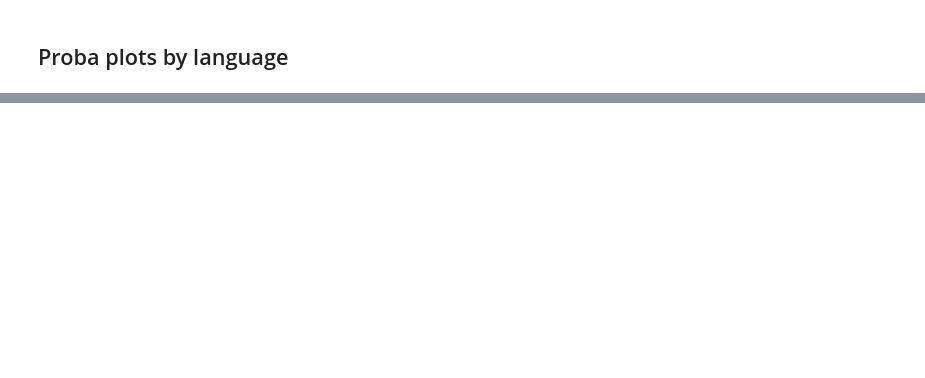
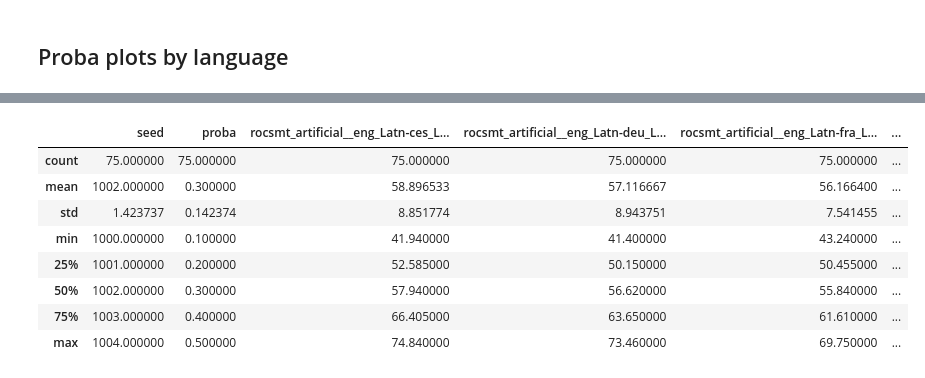
Before and after one commit to lydianish-phd/robust-embeddings, a Jupyter notebook: src/draft.ipynb, the cells around one changed output, grey strips where cells are left out. Saved outputs shown, nothing was run; the diff lists cells and outputs as text; code cells hidden in the pictures; blank space fills up the shorter version.

```diff
--- a/src/draft.ipynb
+++ b/src/draft.ipynb
@@ -2397,0 +2360,7 @@ comet_scores_df[comet_scores_df.select_dtypes(include='float').columns]
+# %%
+multilingual_scores = {}
+artificial_scores = {}
+multilingual_scores["bleu"] = pd.read_csv(bleu_file, index_col=0)
+multilingual_scores["comet"] = pd.read_csv(comet_file, index_col=0)
+artificial_scores["bleu"] = pd.read_csv(bleu_artificial_file, index_col=0)
+artificial_scores["comet"] = pd.read_csv(comet_artificial_file, index_col=0)
@@ -2398,3 +2375,15 @@ comet_scores_df[comet_scores_df.select_dtypes(include='float').columns]
+# %%
+artificial_scores["comet"].describe()
+# %% [output]
+|  | seed | proba | rocsmt_artificial__eng_Latn-ces_L... | rocsmt_artificial__eng_Latn-deu_L... | rocsmt_artificial__eng_Latn-fra_L... | ... |
+| count | 75.000000 | 75.000000 | 75.000000 | 75.000000 | 75.000000 | ... |
+| mean | 1002.000000 | 0.300000 | 58.896533 | 57.116667 | 56.166400 | ... |
+| std | 1.423737 | 0.142374 | 8.851774 | 8.943751 | 7.541455 | ... |
+| min | 1000.000000 | 0.100000 | 41.940000 | 41.400000 | 43.240000 | ... |
+| 25% | 1001.000000 | 0.200000 | 52.585000 | 50.150000 | 50.455000 | ... |
+| 50% | 1002.000000 | 0.300000 | 57.940000 | 56.620000 | 55.840000 | ... |
+| 75% | 1003.000000 | 0.400000 | 66.405000 | 63.650000 | 61.610000 | ... |
+| max | 1004.000000 | 0.500000 | 74.840000 | 73.460000 | 69.750000 | ... |
 # %%
 ROCSMT_NORM_FILE_NAME = "norm.en.test"
 ROCSMT_RAW_FILE_NAME = "raw.en.test"
```
Also changed, not shown: parts of 20 cells of this notebook.
